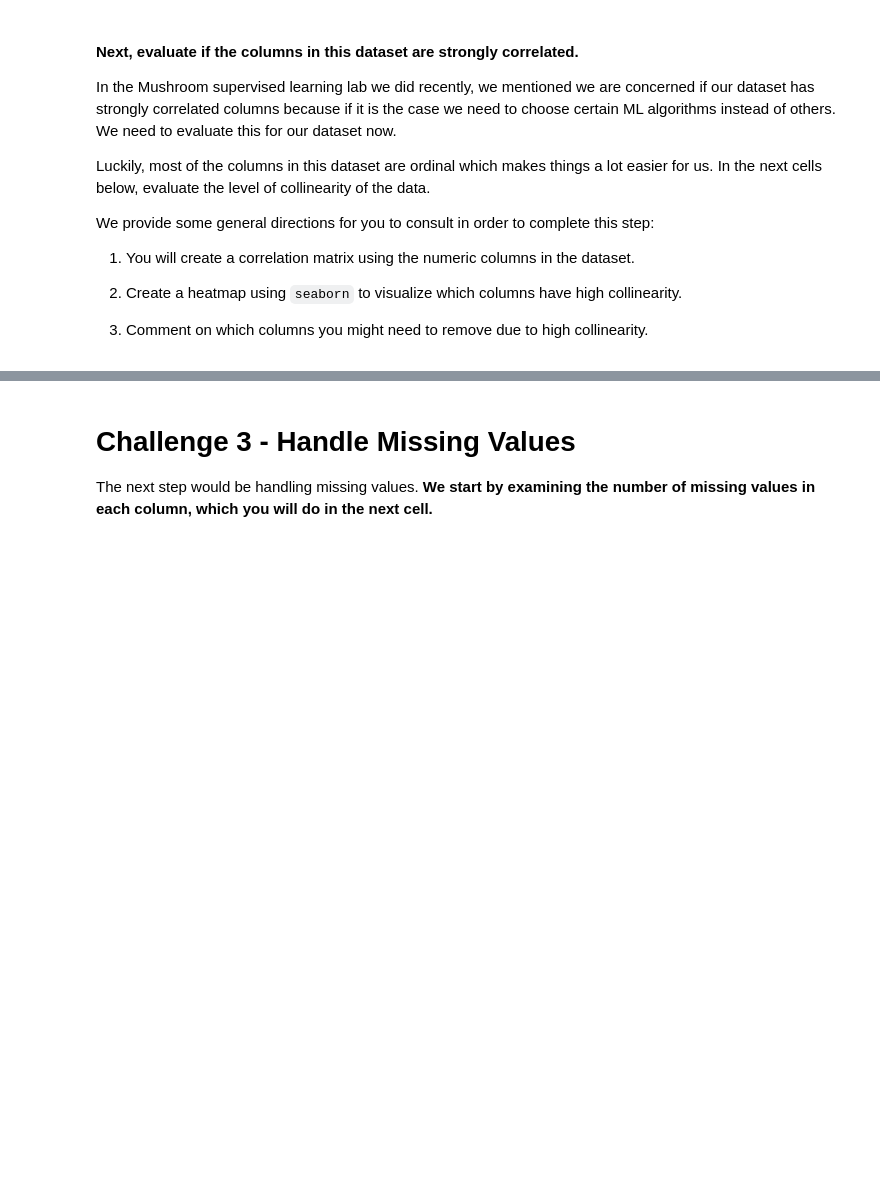
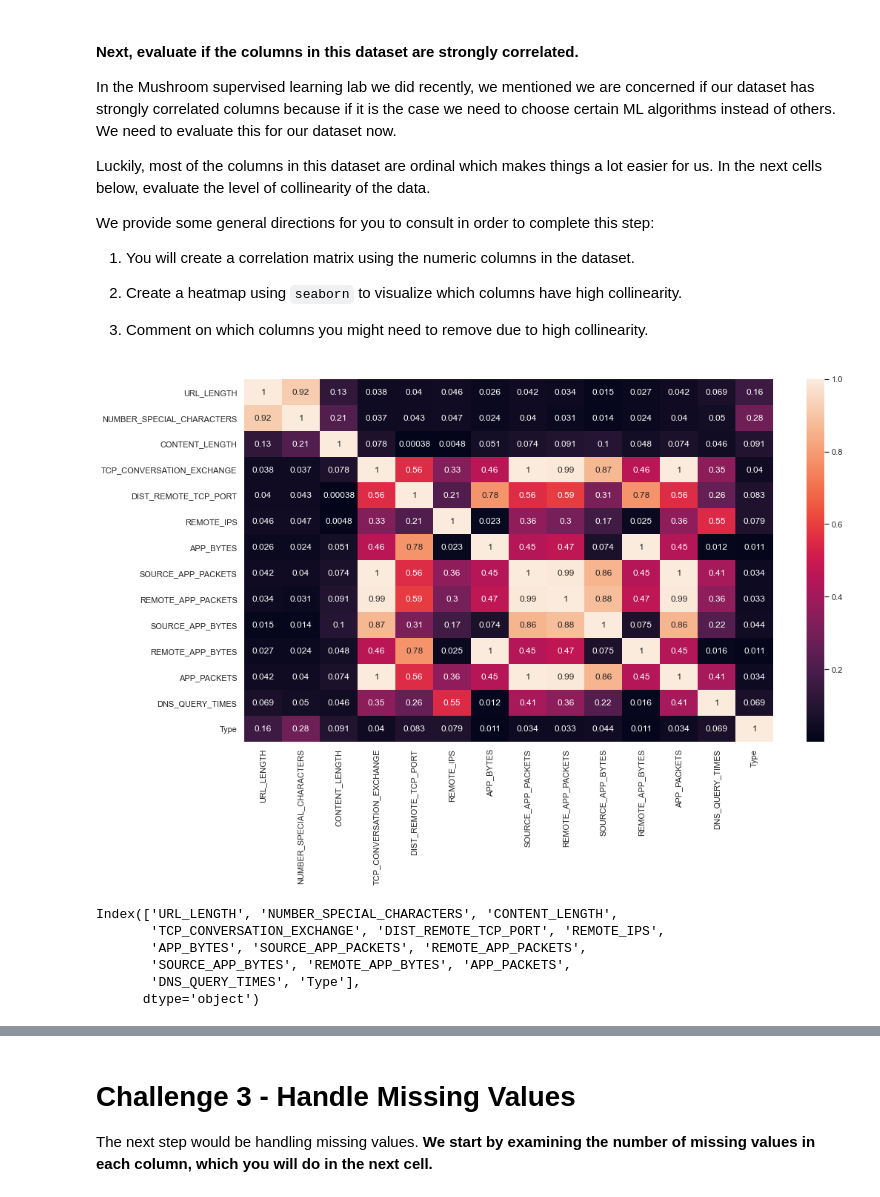
Before and after one commit to PaolaKarina/lab-supervised-learning, a Jupyter notebook: your-code/main.ipynb, the cells around one changed output, grey strips where cells are left out. Saved outputs shown, nothing was run; the diff lists cells and outputs as text; code cells hidden in the pictures; blank space fills up the shorter version.

```diff
--- a/your-code/main.ipynb
+++ b/your-code/main.ipynb
@@ -107,3 +135,16 @@ We provide some general directions for you to consult in order to complete this
 1. Comment on which columns you might need to remove due to high collinearity.
 # %%
 web = websites.select_dtypes(include='number')
+# %%
+sns.heatmap(web.corr().abs(), annot=True);
+# %% [output]
+[figure, added]
+# %%
+web.columns
+# %% [output]
+Index(['URL_LENGTH', 'NUMBER_SPECIAL_CHARACTERS', 'CONTENT_LENGTH',
+       'TCP_CONVERSATION_EXCHANGE', 'DIST_REMOTE_TCP_PORT', 'REMOTE_IPS',
+       'APP_BYTES', 'SOURCE_APP_PACKETS', 'REMOTE_APP_PACKETS',
+       'SOURCE_APP_BYTES', 'REMOTE_APP_BYTES', 'APP_PACKETS',
+       'DNS_QUERY_TIMES', 'Type'],
+      dtype='object')
```
Also changed, not shown: parts of 60 cells of this notebook.
